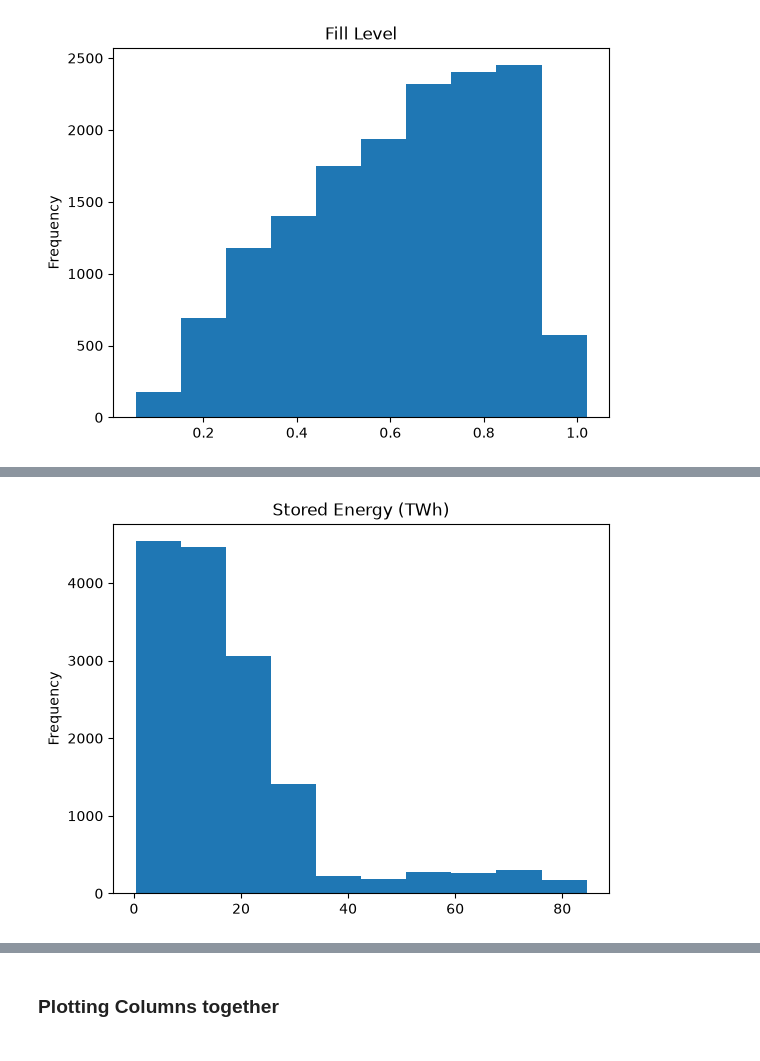
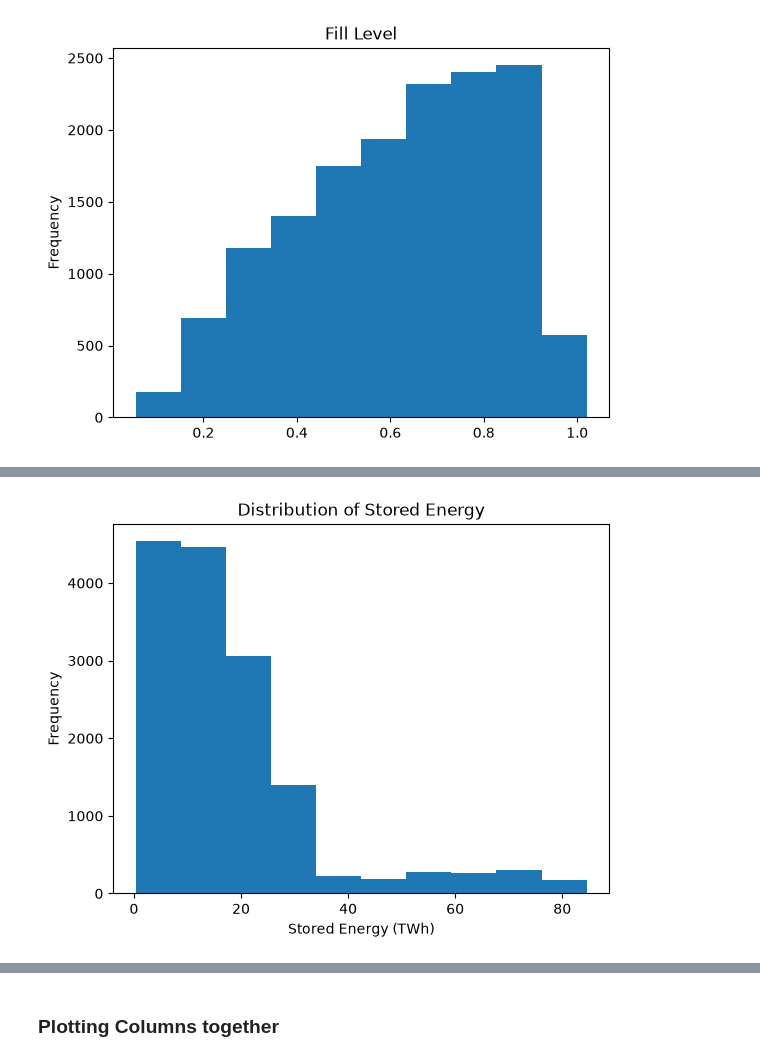
Before and after one commit to prakum04/IND320_Project, a Jupyter notebook: notebooks/assignment_1.ipynb, the cells around one changed output, grey strips where cells are left out. Saved outputs shown, nothing was run; the diff lists cells and outputs as text; code cells hidden in the pictures.

```diff
--- a/notebooks/assignment_1.ipynb
+++ b/notebooks/assignment_1.ipynb
@@ -151,8 +186,14 @@ plt.show()
 # %%
-# stored_energy_TWh: Continuous numerical variable. A histogram shows the distribution of stored energy.
+# stored_energy_TWh: Continuous numerical variable.
+# A histogram shows the distribution of stored energy.
+
 df["stored_energy_Twh"].plot(kind="hist")
-plt.title("Stored Energy (TWh)")
+
+plt.title("Distribution of Stored Energy")
+plt.xlabel("Stored Energy (TWh)")
+plt.ylabel("Frequency")
+
 plt.show()
 # %% [output]
-[figure, old version]
+[figure, new version]
 # %%
```
Also changed, not shown: parts of 9 cells of this notebook.
